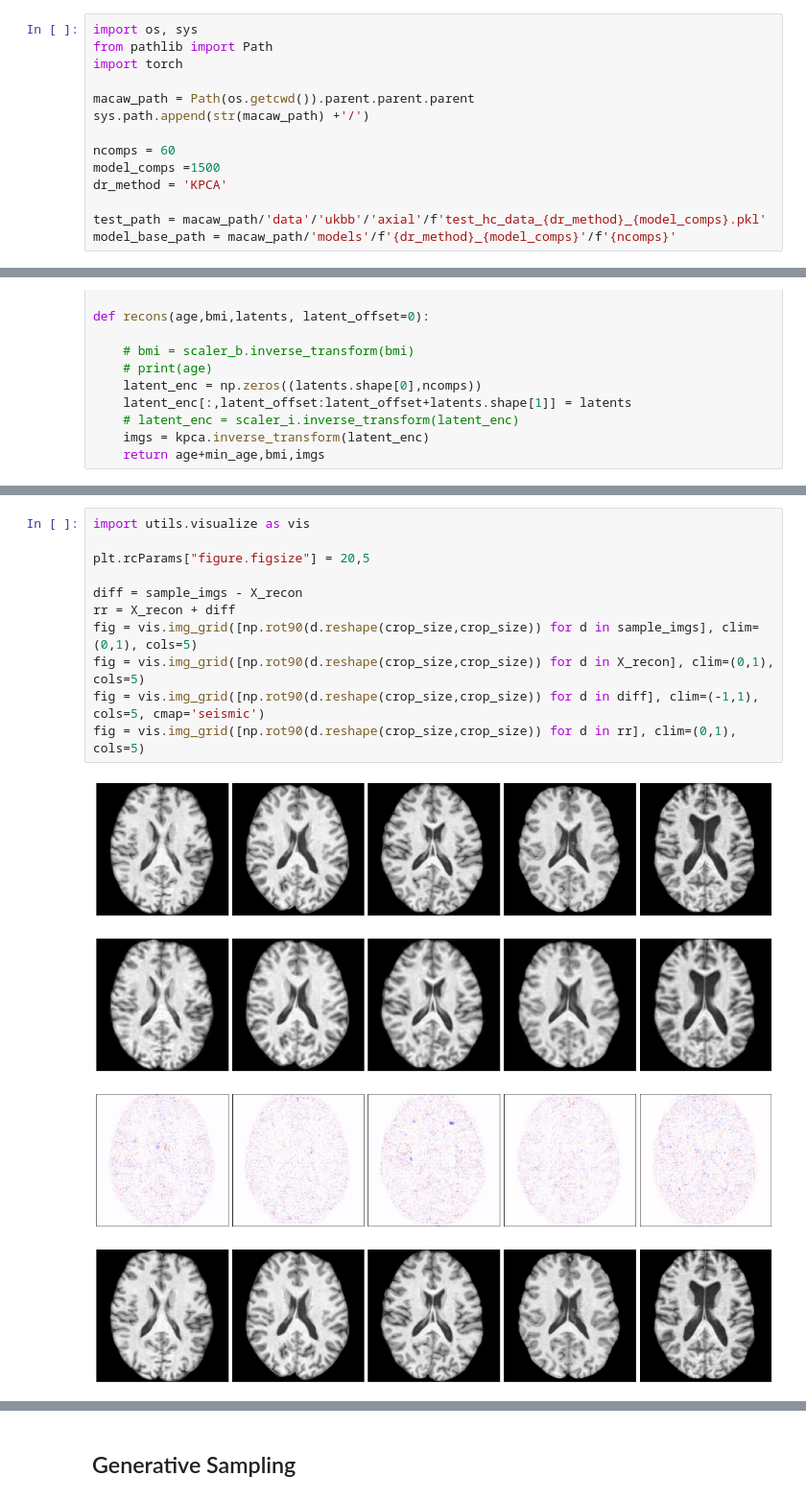
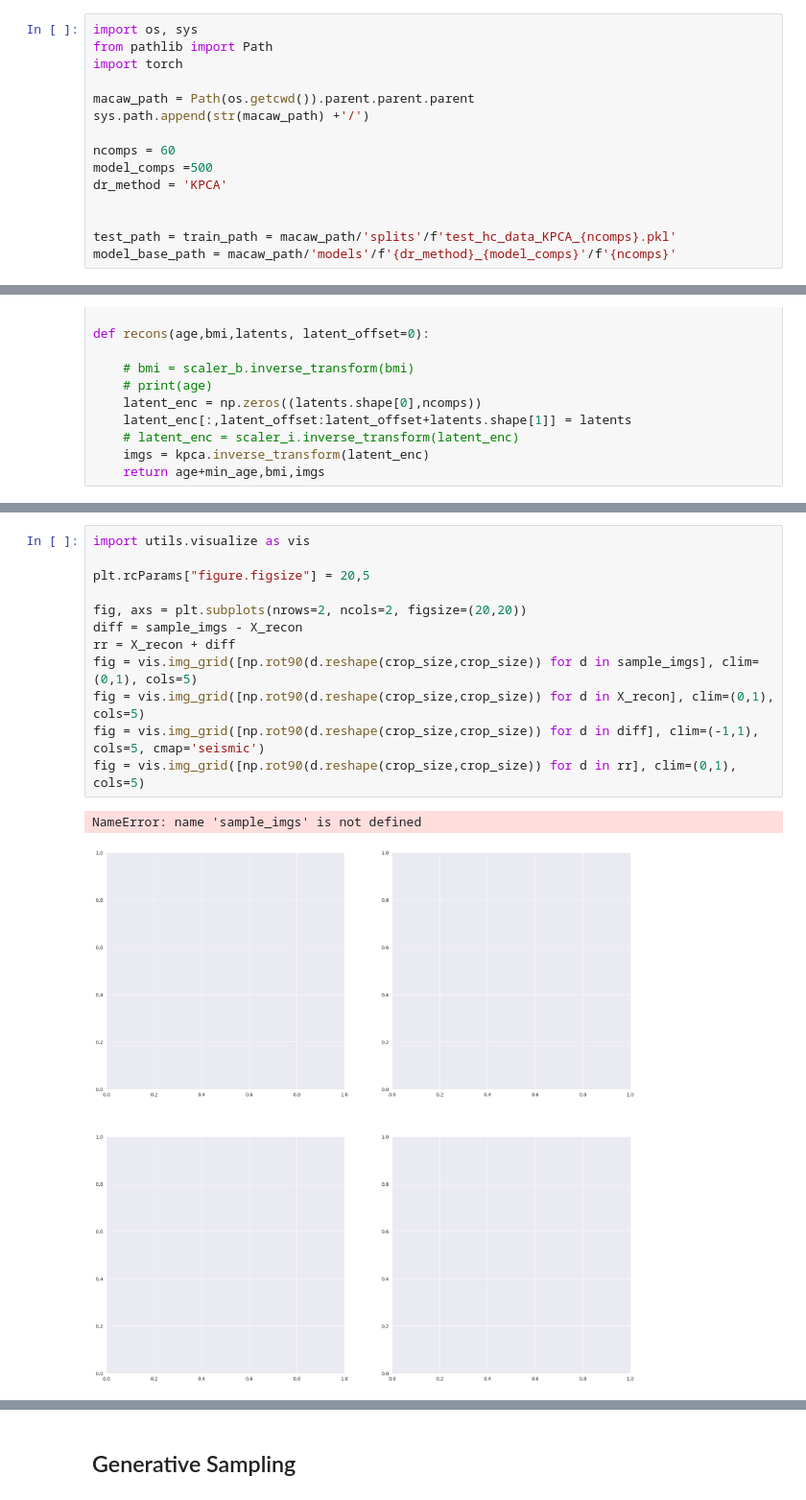
Before and after one commit to Liteknight/CounterBias, a Jupyter notebook: 04_Test.ipynb, the cells around one changed output, grey strips where cells are left out. Shown: that part at 96% size. Cells and saved outputs as stored; diff of their text form.

Commit message:
03_Train.ipynb still not working

```diff
--- a/04_Test.ipynb
+++ b/04_Test.ipynb
@@ -7,10 +7,11 @@ macaw_path = Path(os.getcwd()).parent.parent.parent
 sys.path.append(str(macaw_path) +'/')
 
 ncomps = 60
-model_comps =1500
+model_comps =500
 dr_method = 'KPCA'
 
-test_path = macaw_path/'data'/'ukbb'/'axial'/f'test_hc_data_{dr_method}_{model_comps}.pkl'
+
+test_path = train_path = macaw_path/'splits'/f'test_hc_data_KPCA_{ncomps}.pkl'
 model_base_path = macaw_path/'models'/f'{dr_method}_{model_comps}'/f'{ncomps}'
 # %%
 import pickle
@@ -57,19 +61,18 @@ X_recon = kpca.inverse_transform(t)
 # %%
 import utils.visualize as vis
 
 plt.rcParams["figure.figsize"] = 20,5
 
+fig, axs = plt.subplots(nrows=2, ncols=2, figsize=(20,20))
 diff = sample_imgs - X_recon
 rr = X_recon + diff
 fig = vis.img_grid([np.rot90(d.reshape(crop_size,crop_size)) for d in sample_imgs], clim=(0,1), cols=5)
 fig = vis.img_grid([np.rot90(d.reshape(crop_size,crop_size)) for d in X_recon], clim=(0,1), cols=5)
 fig = vis.img_grid([np.rot90(d.reshape(crop_size,crop_size)) for d in diff], clim=(-1,1), cols=5, cmap='seismic')
 fig = vis.img_grid([np.rot90(d.reshape(crop_size,crop_size)) for d in rr], clim=(0,1), cols=5)
 # %% [output]
+NameError: name 'sample_imgs' is not defined
-[figure, old version]
+[figure, new version]
-[figure, removed]
-[figure, removed]
-[figure, removed]
 # %%
 import seaborn as sns
 
```
Also changed, not shown: parts of 12 cells of this notebook, 16 other files.
